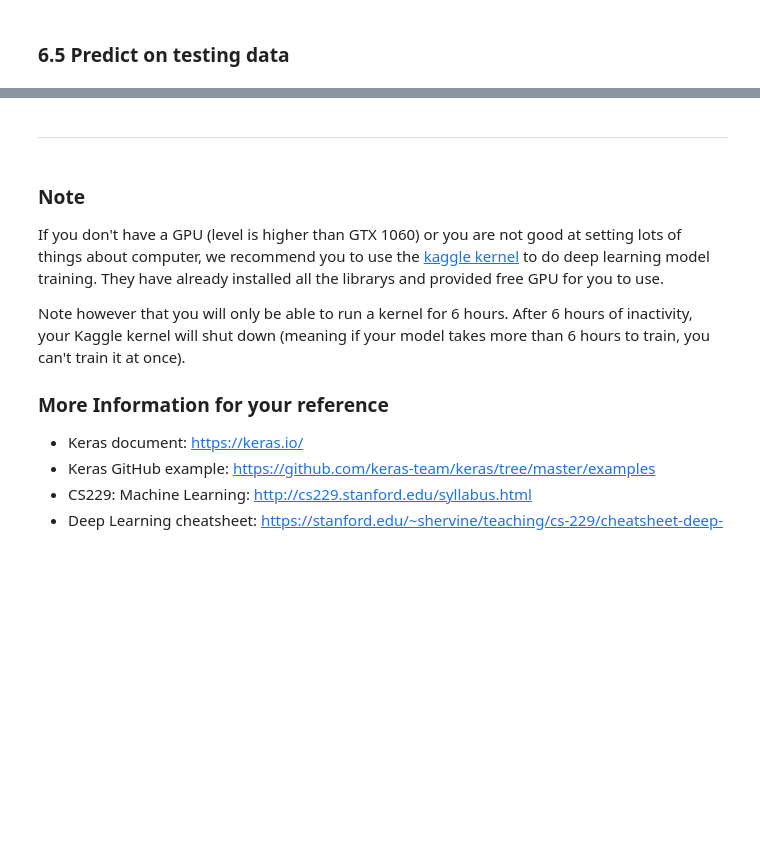
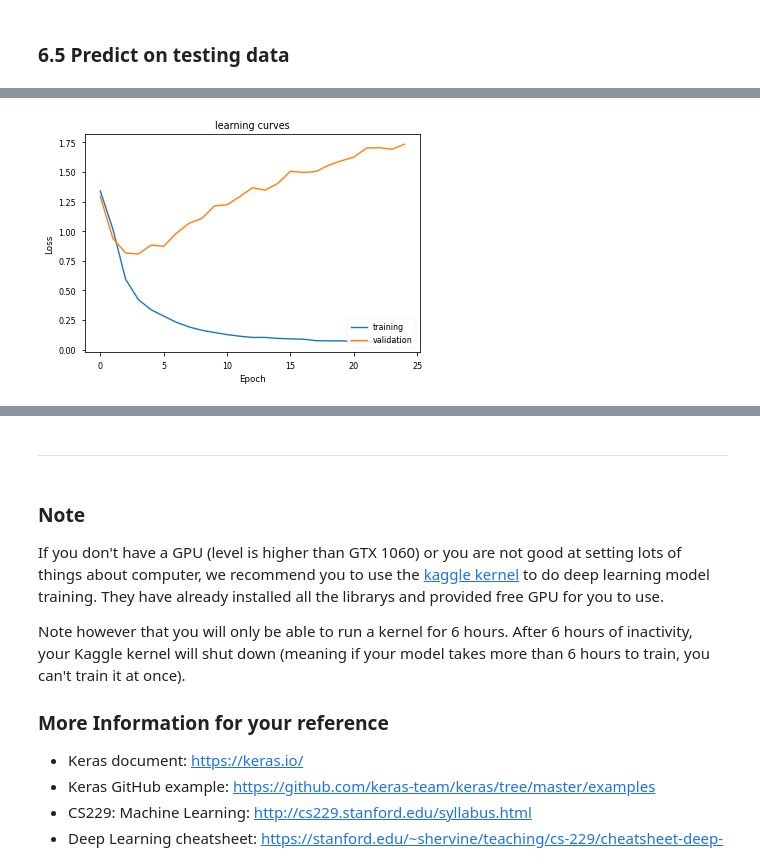
Before and after one commit to hsiaooo/DM2021-Lab2-master, a Jupyter notebook: DM2021_Lab2_master.ipynb, the cells around one changed output, grey strips where cells are left out. Saved outputs shown, nothing was run; the diff lists cells and outputs as text; code cells hidden in the pictures; blank space fills up the shorter version.

```diff
--- a/DM2021_Lab2_master.ipynb
+++ b/DM2021_Lab2_master.ipynb
@@ -911,0 +913,3 @@ Plot the Training and Validation Accuracy and Loss (different plots), just like
+# %%
+training_log = pd.read_csv("logs/training_log.csv")
+training_log
@@ -911,0 +934,9 @@ Plot the Training and Validation Accuracy and Loss (different plots), just like
+# %%
+lines = training_log.plot.line(x='epoch', y=['loss', 'val_loss'])
+plt.title('learning curves')
+plt.ylabel('Loss')
+plt.xlabel('Epoch')
+plt.legend(['training', 'validation'], loc='lower right')
+plt.show()
+# %% [output]
+[figure, added]
```
Also changed, not shown: parts of 45 cells of this notebook.
